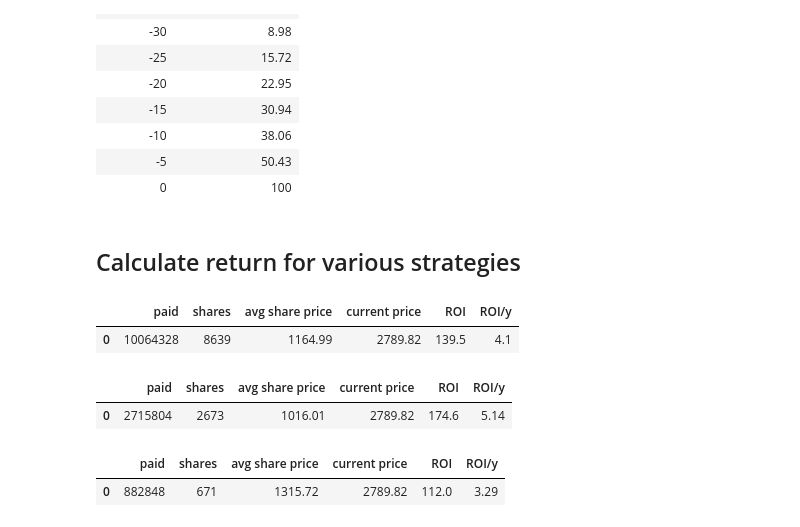
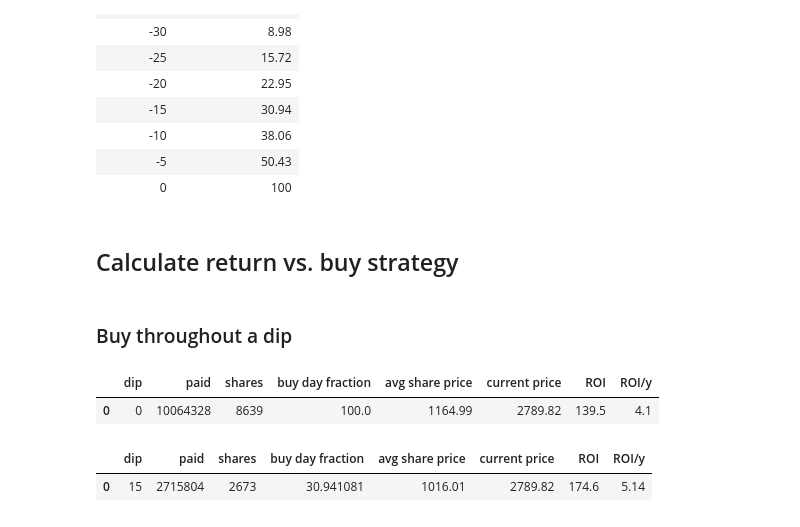
Before and after one commit to mboles01/Stocks, a Jupyter notebook: Stock analysis.ipynb, the cells around one changed output. Cells and saved outputs as stored; diff of their text form; code cells hidden in the pictures.

```diff
--- a/Stock analysis.ipynb
+++ b/Stock analysis.ipynb
@@ -295,7 +304,9 @@ fract_pct_off.style.hide_index()
 | -5 | 50.43 |
 | 0 | 100 |
 # %% [markdown]
-## Calculate return for various strategies
+## Calculate return vs. buy strategy
+# %% [markdown]
+### Buy throughout a dip
 # %%
 # define function to calculate price paid, shares purchased, avg share price, roi for given buy dates
 def calc_return(dip, buy_dates):
@@ -318,6 +329,7 @@ def calc_return(dip, buy_dates):
     out = pd.DataFrame({'dip': dip,
                         'paid': paid,
                         'shares': shares,
+                        'buy day fraction': 100*shares/len(sp_diffs),
                         'avg share price': avg_share_price,
                         'current price': current_price,
                         'ROI': roi,
@@ -326,16 +338,16 @@ def calc_return(dip, buy_dates):
     return out
 # %%
 # baseline: buy every day
-calc_return(sp_diffs)
+calc_return(0, sp_diffs)
 # %% [output]
-|  | paid | shares | avg share price | current price | ROI | ROI/y |
-| 0 | 10064328 | 8639 | 1164.99 | 2789.82 | 139.5 | 4.1 |
+|  | dip | paid | shares | buy day fraction | avg share price | current price | ROI | ROI/y |
+| 0 | 0 | 10064328 | 8639 | 100.0 | 1164.99 | 2789.82 | 139.5 | 4.1 |
 # %%
 # buy when discount exceeds n%
 n = 15
 discount_n = sp_diffs[sp_diffs['off from high'] < -n]
-calc_return(discount_n)
+calc_return(n, discount_n)
 # %% [output]
-|  | paid | shares | avg share price | current price | ROI | ROI/y |
-| 0 | 2715804 | 2673 | 1016.01 | 2789.82 | 174.6 | 5.14 |
+|  | dip | paid | shares | buy day fraction | avg share price | current price | ROI | ROI/y |
+| 0 | 15 | 2715804 | 2673 | 30.941081 | 1016.01 | 2789.82 | 174.6 | 5.14 |
 # %%
@@ -349,10 +361,3 @@ for i in np.arange(0, 56, 0.1):
 # format, save return vs. dip buy table
 return_vs_dip_buy = return_table.round({'dip': 1, 'ROI': 1})
 return_vs_dip_buy.to_csv('./data/return_vs_dip_buy.csv', index=False)
-# %%
-# buy at all-time highs
-discount_zero = sp_diffs[sp_diffs['off from high'] == 0]
-calc_return(discount_zero)
-# %% [output]
-|  | paid | shares | avg share price | current price | ROI | ROI/y |
-| 0 | 882848 | 671 | 1315.72 | 2789.82 | 112.0 | 3.29 |
```
Also changed, not shown: parts of 31 cells of this notebook, 22 other files.
